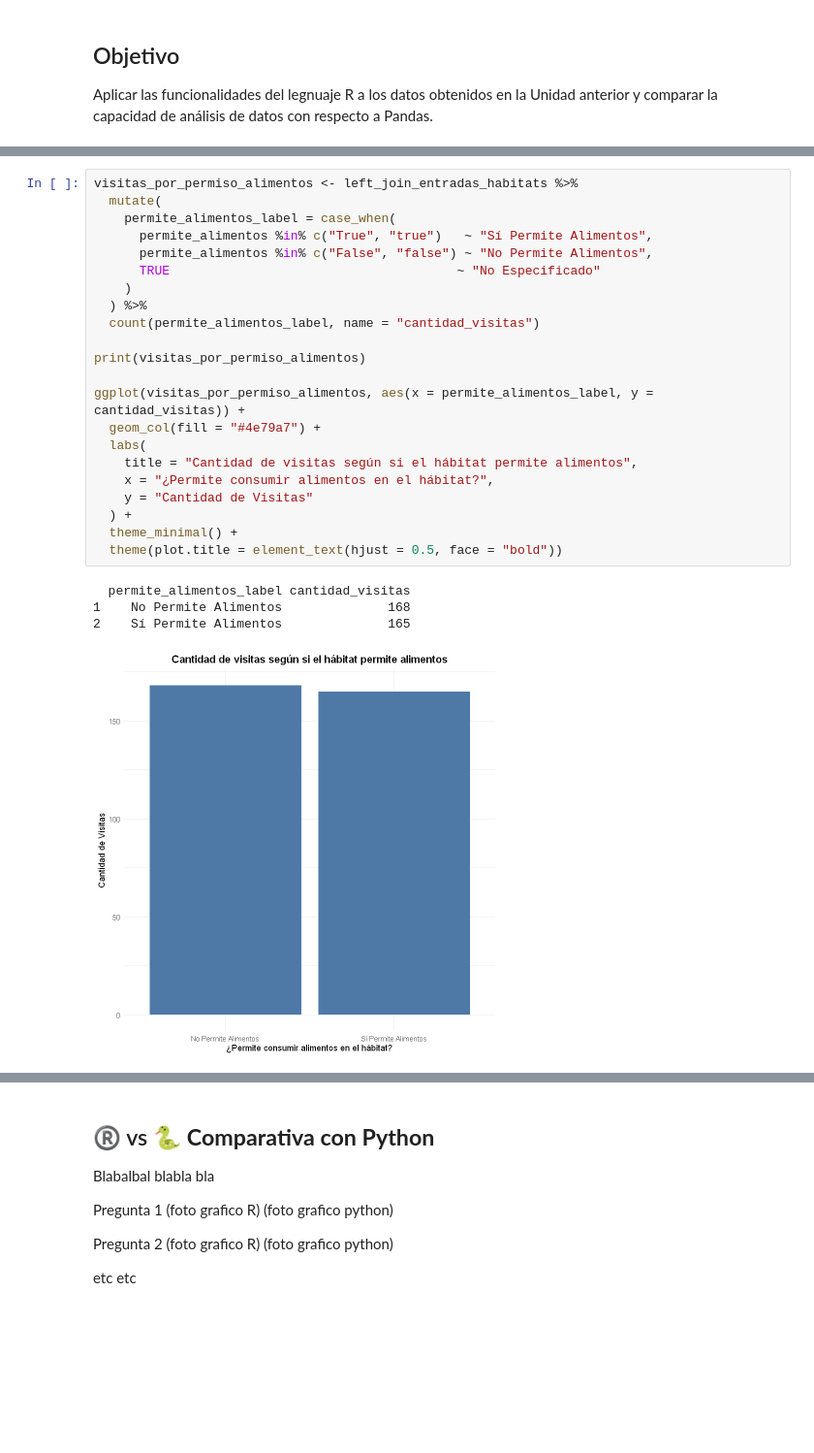
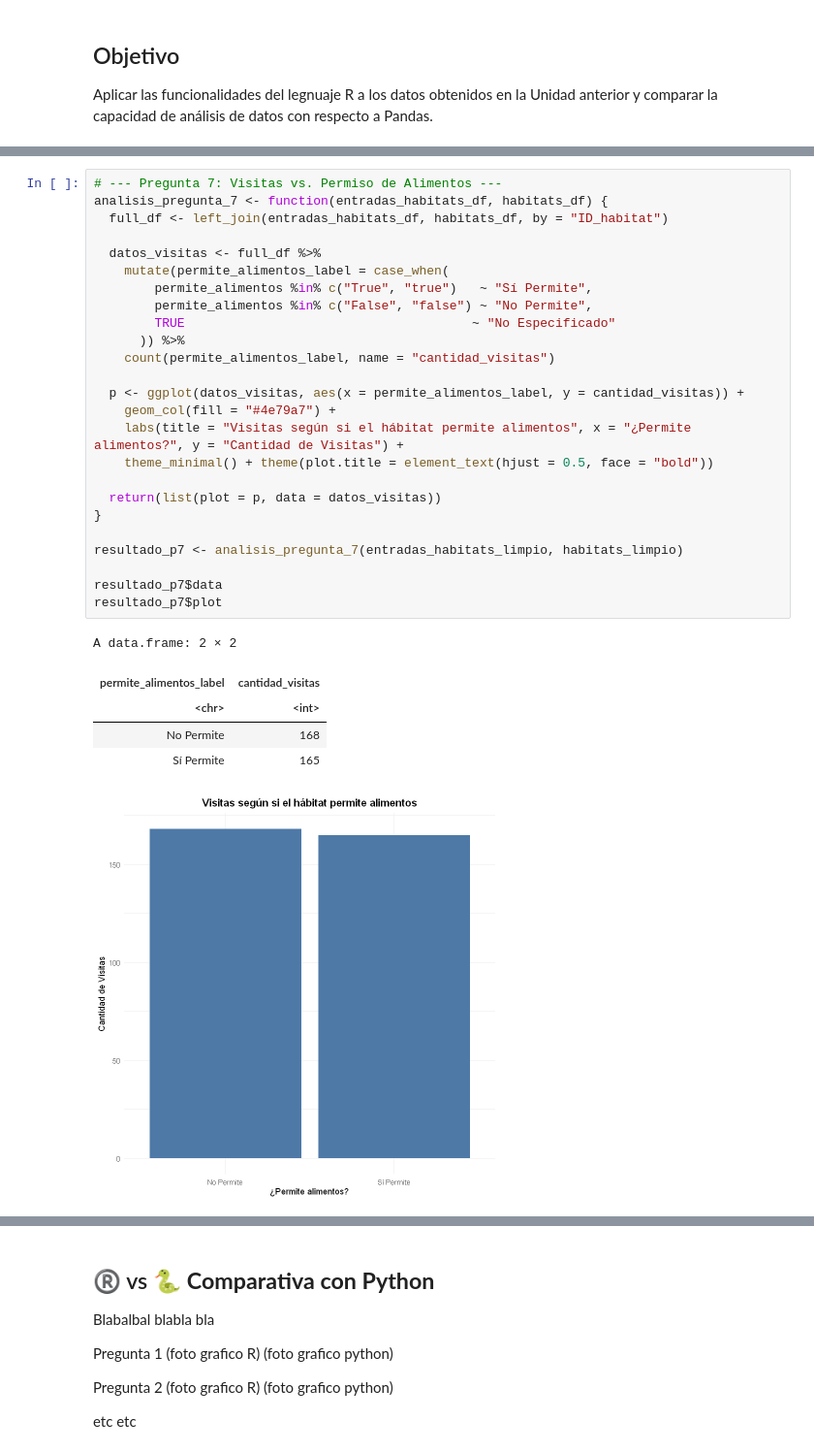
Before and after one commit to Vinbu/Pandas-Zoo-R, a Jupyter notebook: Tarea_3_Taller_Software_DS_Grupo_3.ipynb, the cells around one changed output, grey strips where cells are left out. Shown at 97% size. Saved outputs shown, nothing was run; the diff lists cells and outputs as text; blank space fills up the shorter version.

```diff
--- a/Tarea_3_Taller_Software_DS_Grupo_3.ipynb
+++ b/Tarea_3_Taller_Software_DS_Grupo_3.ipynb
@@ -242,28 +265,33 @@ for (comercio_valor in unique(left_join_entradas_habitats$comercio)) {
 # %%
-visitas_por_permiso_alimentos <- left_join_entradas_habitats %>%
-  mutate(
-    permite_alimentos_label = case_when(
-      permite_alimentos %in% c("True", "true")   ~ "Sí Permite Alimentos",
-      permite_alimentos %in% c("False", "false") ~ "No Permite Alimentos",
-      TRUE                                      ~ "No Especificado"
-    )
-  ) %>%
-  count(permite_alimentos_label, name = "cantidad_visitas")
+# --- Pregunta 7: Visitas vs. Permiso de Alimentos ---
+analisis_pregunta_7 <- function(entradas_habitats_df, habitats_df) {
+  full_df <- left_join(entradas_habitats_df, habitats_df, by = "ID_habitat")
 
-print(visitas_por_permiso_alimentos)
+  datos_visitas <- full_df %>%
+    mutate(permite_alimentos_label = case_when(
+        permite_alimentos %in% c("True", "true")   ~ "Sí Permite",
+        permite_alimentos %in% c("False", "false") ~ "No Permite",
+        TRUE                                      ~ "No Especificado"
+      )) %>%
+    count(permite_alimentos_label, name = "cantidad_visitas")
 
-ggplot(visitas_por_permiso_alimentos, aes(x = permite_alimentos_label, y = cantidad_visitas)) +
-  geom_col(fill = "#4e79a7") +
-  labs(
-    title = "Cantidad de visitas según si el hábitat permite alimentos",
-    x = "¿Permite consumir alimentos en el hábitat?",
-    y = "Cantidad de Visitas"
-  ) +
-  theme_minimal() +
-  theme(plot.title = element_text(hjust = 0.5, face = "bold"))
+  p <- ggplot(datos_visitas, aes(x = permite_alimentos_label, y = cantidad_visitas)) +
+    geom_col(fill = "#4e79a7") +
+    labs(title = "Visitas según si el hábitat permite alimentos", x = "¿Permite alimentos?", y = "Cantidad de Visitas") +
+    theme_minimal() + theme(plot.title = element_text(hjust = 0.5, face = "bold"))
+
+  return(list(plot = p, data = datos_visitas))
+}
+
+resultado_p7 <- analisis_pregunta_7(entradas_habitats_limpio, habitats_limpio)
+
+resultado_p7$data
+resultado_p7$plot
 # %% [output]
-  permite_alimentos_label cantidad_visitas
-1    No Permite Alimentos              168
-2    Sí Permite Alimentos              165
+A data.frame: 2 × 2
+| permite_alimentos_label | cantidad_visitas |
+| <chr> | <int> |
+| No Permite | 168 |
+| Sí Permite | 165 |
-[figure, old version]
+[figure, new version]
 # %%
```
Also changed, not shown: parts of 14 cells of this notebook, 1 other file.
